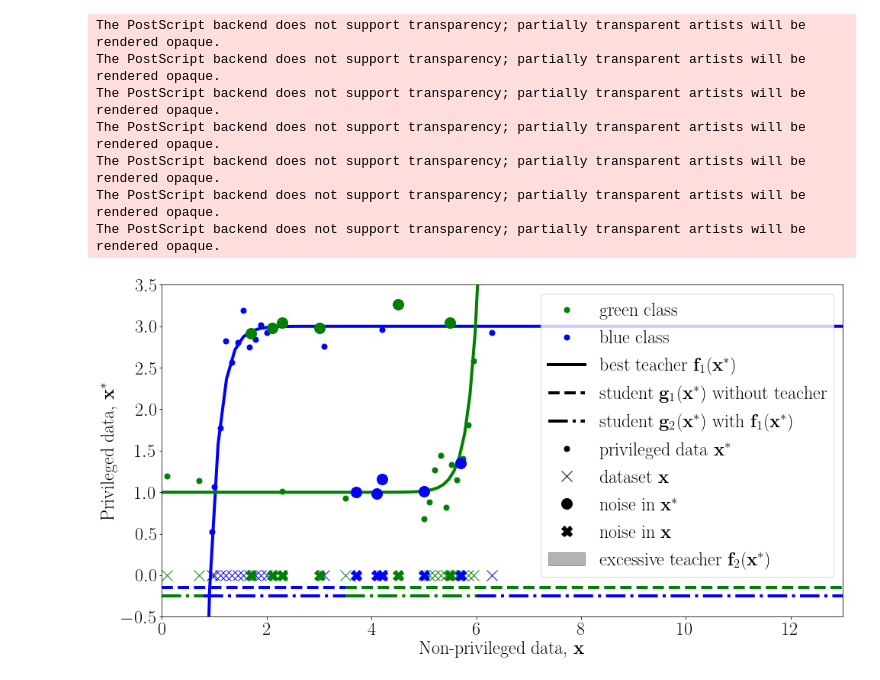
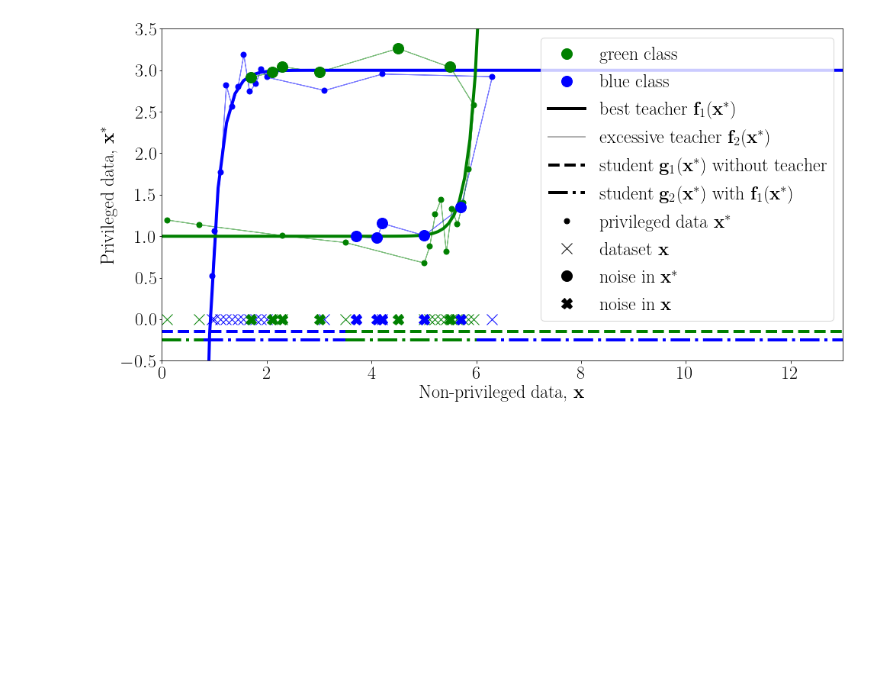
Before and after one commit to andriygav/BayesianDistilation, a Jupyter notebook: code/explanation.ipynb, the cells around one changed output. Cells and saved outputs as stored; diff of their text form; code cells hidden in the pictures; blank space fills up the shorter version.

```diff
--- a/code/explanation.ipynb
+++ b/code/explanation.ipynb
@@ -28,12 +28,13 @@ x_2 = np.linspace(-2, 8, 100)
 func_1 = lambda x:  1+2-300*np.exp(-5*x)
 func_2 = lambda x:  1+2*1e-13*np.exp(5*x)
 
-plt.plot([-1, -1], [-1, -1], '.', color=colors[1], label='green class')
-plt.plot([-1, -1], [-1, -1], '.', color=colors[0], label='blue class')
+plt.plot([-1, -1], [-1, -1], 'o', color=colors[1], label='green class')
+plt.plot([-1, -1], [-1, -1], 'o', color=colors[0], label='blue class')
 plt.plot([-1, -1], [-1, -1], '-', color='black', label='best teacher $\mathbf{f}_1(\mathbf{x}^*)$')
+plt.plot(np.array([-1, -2]), np.array([-2, -2]), '-', linewidth=2, color='black', alpha=0.3, label='excessive teacher $\mathbf{f}_2(\mathbf{x}^*)$')
+
 plt.plot([-1, -1], [-1, -1], '--', color='black', label='student $\mathbf{g}_1(\mathbf{x}^*)$ without teacher')
 plt.plot([-1, -1], [-1, -1], '-.', color='black', label='student $\mathbf{g}_2(\mathbf{x}^*)$ with $\mathbf{f}_1(\mathbf{x}^*)$')
-plt.fill_between(np.array([-1, -2]), np.array([-1, -1]), np.array([-2, -2]), '-', color='black', alpha=0.3, label='excessive teacher $\mathbf{f}_2(\mathbf{x}^*)$')
 plt.plot([-1, -1], [-1, -1], '.', color='black', label='privileged data $\mathbf{x}^*$')
 plt.plot([-1, -1], [-1, -1], 'x', color='black', label='dataset $\mathbf{x}$')
 plt.plot([-1, -1], [-1, -1], 'o', color='black', label='noise in $\mathbf{x}^*$')
@@ -61,47 +62,40 @@ noise_y_1 = func_2(noise_points_1) + 0.2*np.random.randn(len(noise_points_1))
 noise_y_2 = func_1(noise_points_2) + 0.2*np.random.randn(len(noise_points_2))
 
 plt.plot(noise_points_1, noise_y_1, 'o', color=colors[0])
 plt.plot(noise_points_2, noise_y_2, 'o', color=colors[1])
 
 plt.plot(noise_points_1, noise_y_1*0, 'X', color=colors[0])
 plt.plot(noise_points_2, noise_y_2*0, 'X', color=colors[1])
 
 
-# delta = 0.1
-# index_1 = np.argsort(points_1)
-# noise_index_1 = np.argsort(noise_points_1)[::-1]
-# plt.fill_between(np.array(points_1[index_1].tolist() + noise_points_1[noise_index_1].tolist()), np.array(y_1[index_1].tolist() + noise_y_1[noise_index_1].tolist())+delta, np.array(y_1[index_1].tolist() + noise_y_1[noise_index_1].tolist())-delta, color=colors[0], alpha=0.3)
-# plt.fill_betweenx(np.array(y_1[index_1].tolist() + noise_y_1[noise_index_1].tolist()), np.array(points_1[index_1].tolist() + noise_points_1[noise_index_1].tolist())+delta, np.array(points_1[index_1].tolist() + noise_points_1[noise_index_1].tolist())-delta, color=colors[0], alpha=0.3)
+delta = 0.0
+index_1 = np.argsort(points_1)
+noise_index_1 = np.argsort(noise_points_1)[::-1]
+plt.fill_between(np.array(points_1[index_1].tolist() + noise_points_1[noise_index_1].tolist()), np.array(y_1[index_1].tolist() + noise_y_1[noise_index_1].tolist())+delta, np.array(y_1[index_1].tolist() + noise_y_1[noise_index_1].tolist())-delta, color=colors[0], alpha=0.3)
+plt.fill_betweenx(np.array(y_1[index_1].tolist() + noise_y_1[noise_index_1].tolist()), np.array(points_1[index_1].tolist() + noise_points_1[noise_index_1].tolist())+delta, np.array(points_1[index_1].tolist() + noise_points_1[noise_index_1].tolist())-delta, color=colors[0], alpha=0.3)
 
-# index_2 = np.argsort(points_2)
-# noise_index_2 = np.argsort(noise_points_2)[::-1]
-# plt.fill_between(np.array(points_2[index_2].tolist() + noise_points_2[noise_index_2].tolist()), np.array(y_2[index_2].tolist() + noise_y_2[noise_index_2].tolist())+delta, np.array(y_2[index_2].tolist() + noise_y_2[noise_index_2].tolist())-delta, color=colors[1], alpha=0.3)
-# plt.fill_betweenx(np.array(y_2[index_2].tolist() + noise_y_2[noise_index_2].tolist()), np.array(points_2[index_2].tolist() + noise_points_2[noise_index_2].tolist())+delta, np.array(points_2[index_2].tolist() + noise_points_2[noise_index_2].tolist())-delta, color=colors[1], alpha=0.3)
+index_2 = np.argsort(points_2)
+noise_index_2 = np.argsort(noise_points_2)[::-1]
+plt.fill_between(np.array(points_2[index_2].tolist() + noise_points_2[noise_index_2].tolist()), np.array(y_2[index_2].tolist() + noise_y_2[noise_index_2].tolist())+delta, np.array(y_2[index_2].tolist() + noise_y_2[noise_index_2].tolist())-delta, color=colors[1], alpha=0.3)
+plt.fill_betweenx(np.array(y_2[index_2].tolist() + noise_y_2[noise_index_2].tolist()), np.array(points_2[index_2].tolist() + noise_points_2[noise_index_2].tolist())+delta, np.array(points_2[index_2].tolist() + noise_points_2[noise_index_2].tolist())-delta, color=colors[1], alpha=0.3)
 
 plt.plot([0,3.5], [-0.15,-0.15], '--', color=colors[0])
 plt.plot([3.5,14], [-0.15,-0.15], '--', color=colors[1])
 
 plt.plot([0,0.8], [-0.25,-0.25], '-.', color=colors[1])
 plt.plot([0.8,3.5], [-0.25,-0.25], '-.', color=colors[0])
 plt.plot([3.5,6.0], [-0.25,-0.25], '-.', color=colors[1])
 plt.plot([6.0,14], [-0.25,-0.25], '-.', color=colors[0])
 
 plt.ylabel('Privileged data, $\mathbf{x}^*$')
 plt.xlabel('Non-privileged data, $\mathbf{x}$')
 
 plt.xlim((0, 13))
 plt.ylim((-0.5, 3.5))
 
 plt.legend(loc='best')
 
 plt.savefig('./figures/explanation.eps', bbox_inches='tight')
 plt.show()
 # %% [output]
-The PostScript backend does not support transparency; partially transparent artists will be rendered opaque.
-The PostScript backend does not support transparency; partially transparent artists will be rendered opaque.
-The PostScript backend does not support transparency; partially transparent artists will be rendered opaque.
-The PostScript backend does not support transparency; partially transparent artists will be rendered opaque.
-The PostScript backend does not support transparency; partially transparent artists will be rendered opaque.
-The PostScript backend does not support transparency; partially transparent artists will be rendered opaque.
-The PostScript backend does not support transparency; partially transparent artists will be rendered opaque.
-[figure, old version]
+[figure, new version]
```
Also changed, not shown: 1 other file.
